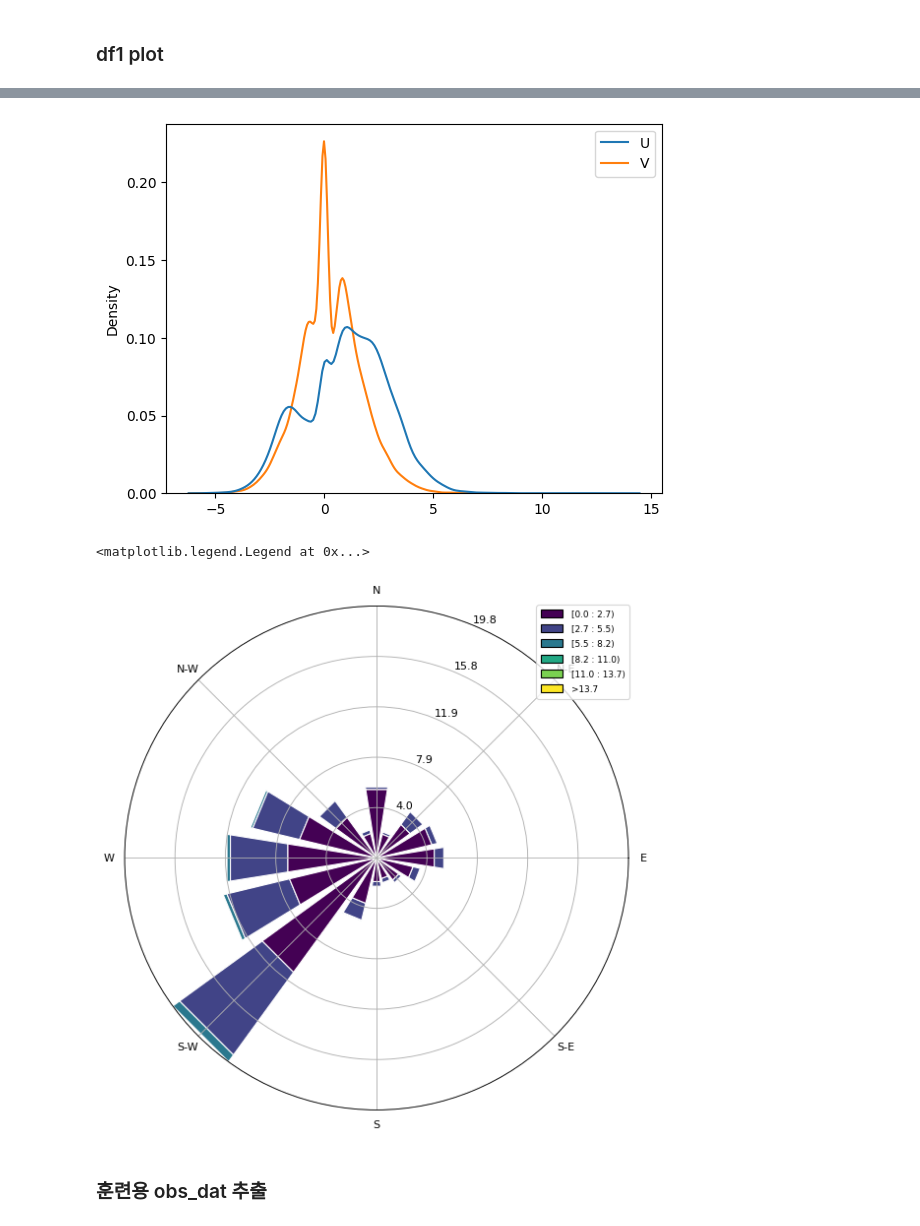
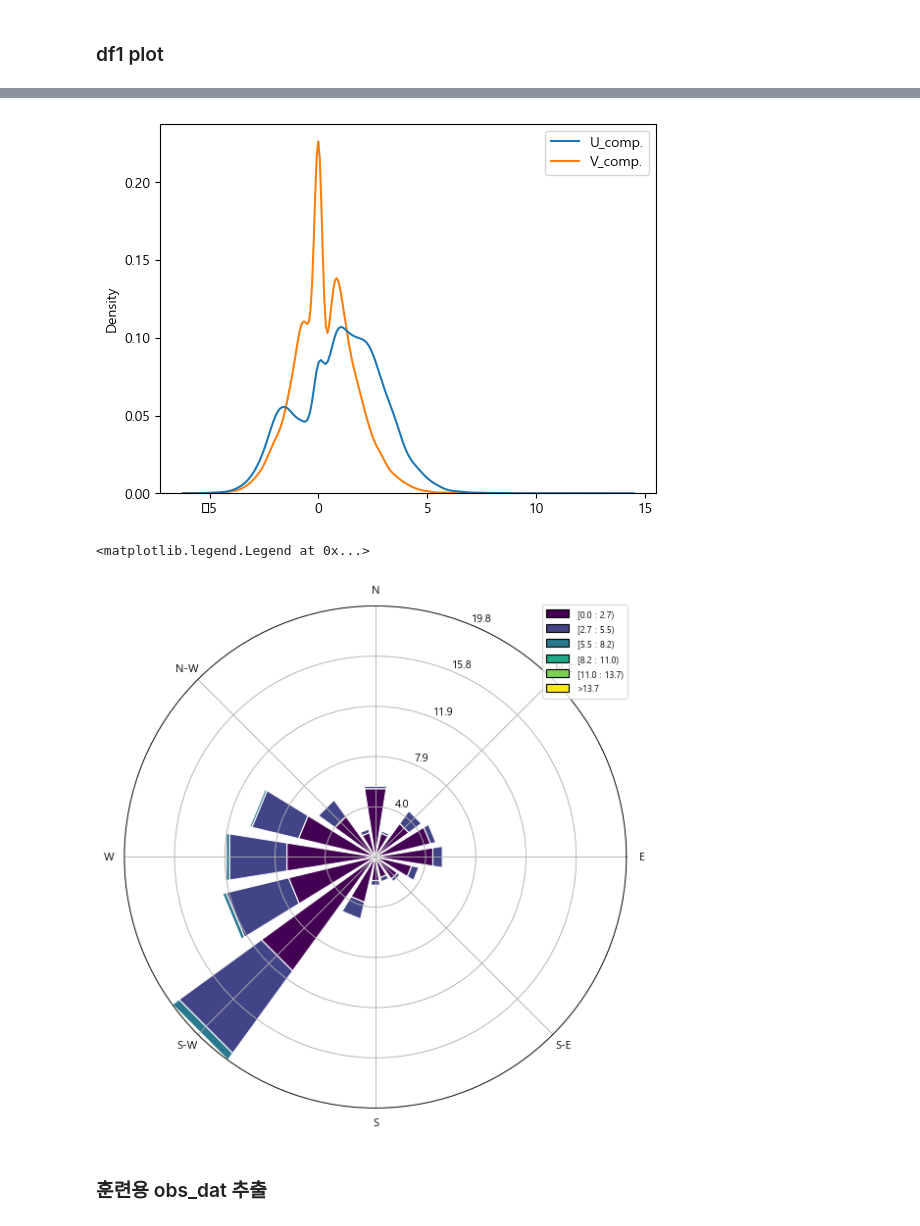
Before and after one commit to manki8908/Project_TJ_chatbot_202308, a Jupyter notebook: fcst_wind/PREP/obs_pre.ipynb, the cells around one changed output, grey strips where cells are left out. Drawn from its saved outputs; the diff is of its cells as text; code cells hidden in the pictures.

```diff
--- a/fcst_wind/PREP/obs_pre.ipynb
+++ b/fcst_wind/PREP/obs_pre.ipynb
@@ -157,3 +159,3 @@ sns.boxplot(data=df1[['U_comp.','V_comp.','풍속(m/s)']], showmeans=True)
 # %%
-df1.columns = ['stn_id', 'stn_name', 'spd', 'dir', "U", "V"]
-df1.head()
+#df1.columns = ['stn_id', 'stn_name', 'spd', 'dir', "U", "V"]
+#df1.head()
@@ -168,8 +162,8 @@ df1.head()
 # %%
-sns.kdeplot(df1[['U','V']])
+sns.kdeplot(df1[['U_comp.','V_comp.']])
 plt.show()
 # %% [output]
-[figure, old version]
+[figure, new version]
 # %%
 import pandas as pd
 import matplotlib.pyplot as plt
@@ -179,11 +173,11 @@ import matplotlib.pyplot as plt
 # Create the windrose plot
 from windrose import WindroseAxes
 ax = WindroseAxes.from_ax()
-ax.bar(df1['dir'], df1['spd'], normed=True, opening=0.8, edgecolor='white')
+ax.bar(df1['풍향(16방위)'], df1['풍속(m/s)'], normed=True, opening=0.8, edgecolor='white')
 ax.set_legend(loc="best")
 # %% [output]
 <matplotlib.legend.Legend at 0x...>
-[figure, old version]
+[figure, new version]
 # %% [markdown]
 ### 훈련용 obs_dat 추출
 # %%
```
Also changed, not shown: parts of 7 cells of this notebook, 1 other file.
